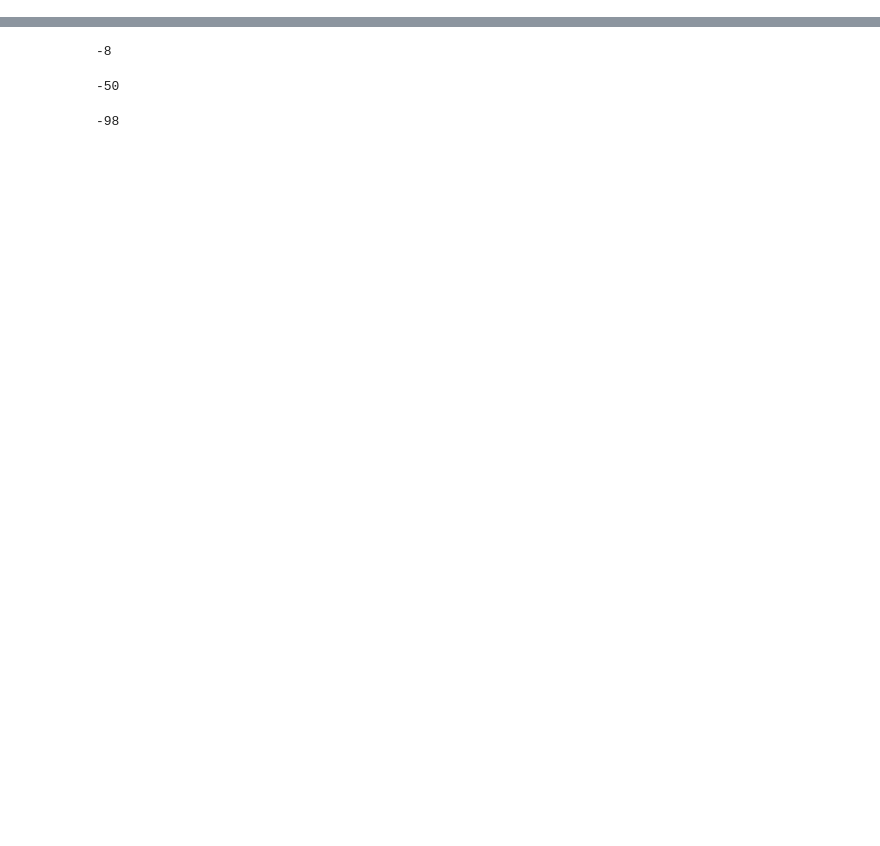
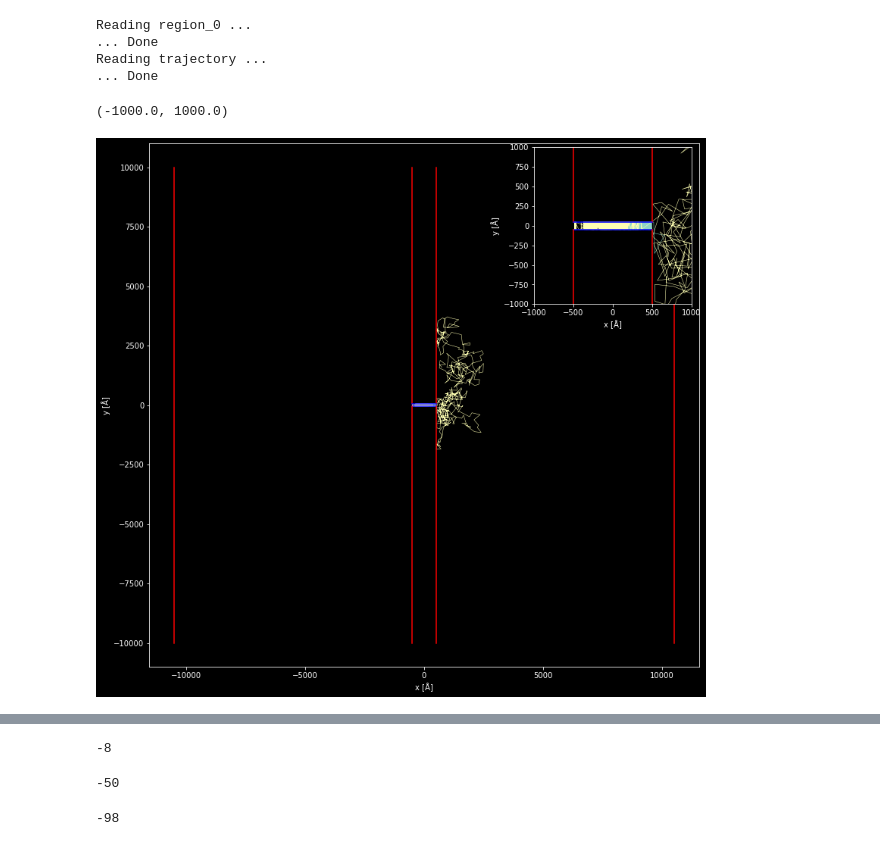
Before and after one commit to gmonet/brownpy, a Jupyter notebook: example/2.ipynb, the cells around one changed output, grey strips where cells are left out. Cells and saved outputs as stored; diff of their text form; code cells hidden in the pictures; blank space fills up the shorter version.

```diff
--- a/example/2.ipynb
+++ b/example/2.ipynb
@@ -160,0 +156,3 @@ fig.tight_layout()
+# %%
+u.run(1_000_000, freq_dumps=100);
+u.run(10_000_000);
@@ -160,0 +190,32 @@ fig.tight_layout()
+# %%
+data=u[0]
+trajectory = data['trajectory']
+# Get particles that go inside the channel
+# i_particle=1107
+fig, ax1 = plt.subplots(figsize=(13,13))
+ax1_in = inset_axes(ax1, width="30%", height="30%", loc=1)
+
+# ax.plot(trajectory[i_particle,0,:], trajectory[i_particle,1,:])
+temp = np.argsort(np.sum(np.abs(trajectory[:,0,:-2])<L/2, axis=1))[::-1]
+i_particle = temp[0]
+for ax in [ax1, ax1_in]:
+
+        # ax.scatter(trajectory[i_particle,0,:], trajectory[i_particle,1,:],
+        #    c=np.arange(trajectory.shape[2]), marker='.', cmap='jet', s=0.1)
+        for i_particle in temp[:2]:
+                ax.plot(trajectory[i_particle,0,:], trajectory[i_particle,1,:], lw=0.5)
+
+        # for i_particle in range(trajectory.shape[0]):
+        #         ax.plot(trajectory[i_particle,0,:2], trajectory[i_particle,1,:2])
+
+        top.plot(ax)
+
+ax1_in.set_xlim(-1000,1000)
+ax1_in.set_ylim(-1000,1000)
+# %% [output]
+Reading region_0 ...
+... Done
+Reading trajectory ...
+... Done
+(-1000.0, 1000.0)
+[figure, added]
```
Also changed, not shown: parts of 31 cells of this notebook, 5 other files.
